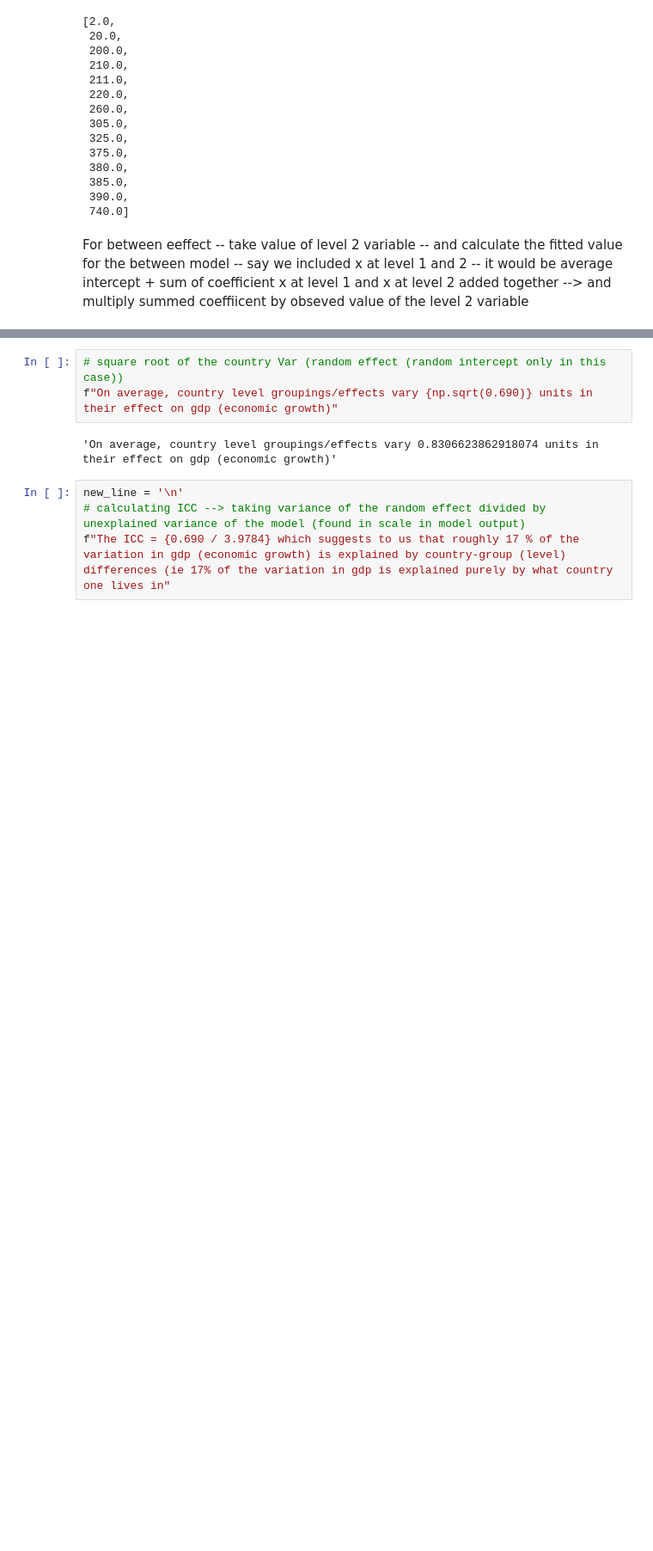
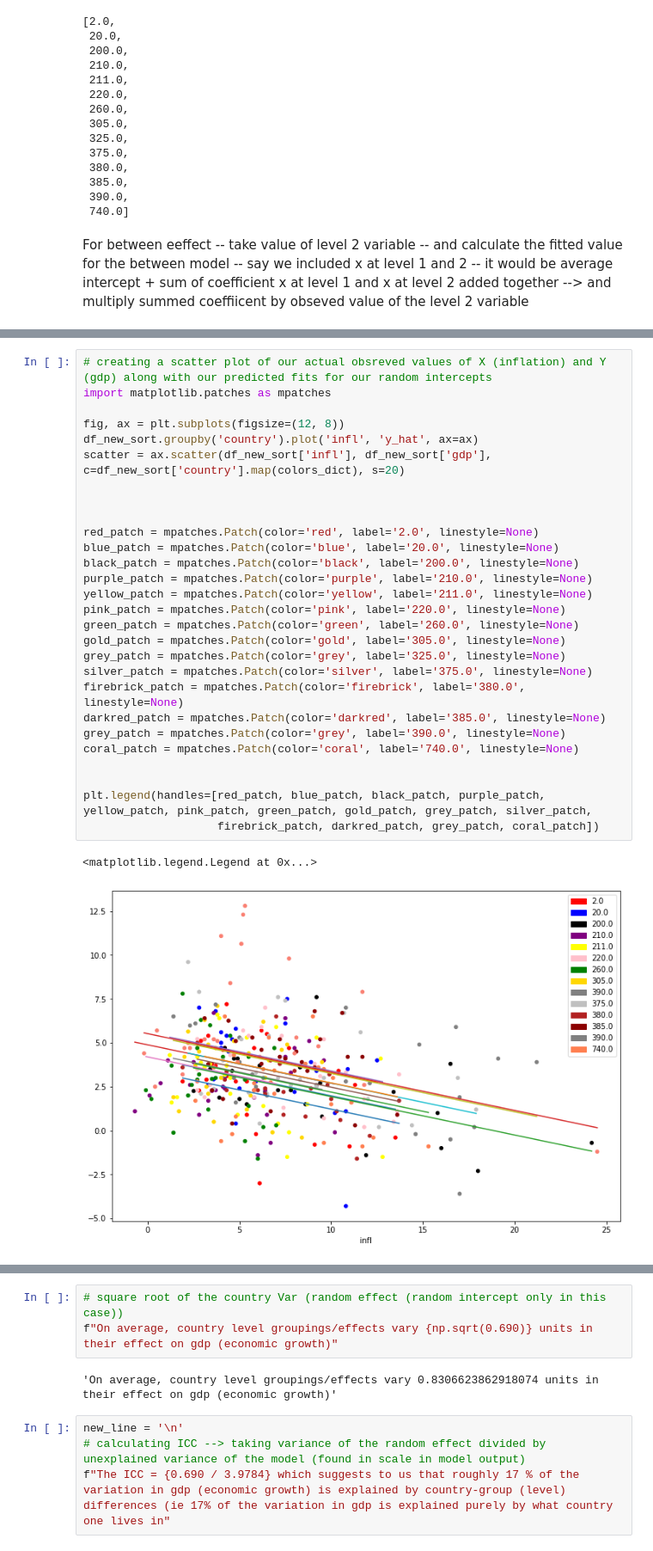
Before and after one commit to jgkorman/Statistical-Analysis-In-Python, a Jupyter notebook: Assignment_1_MLE2_Korman_JamesG_ICPSR_2022.ipynb, the cells around one changed output, grey strips where cells are left out. Shown at 86% size. Cells and saved outputs as stored; diff of their text form; blank space fills up the shorter version.

```diff
--- a/Assignment_1_MLE2_Korman_JamesG_ICPSR_2022.ipynb
+++ b/Assignment_1_MLE2_Korman_JamesG_ICPSR_2022.ipynb
@@ -277,0 +527,31 @@ ax.legend(country)
+# %%
+# creating a scatter plot of our actual obsreved values of X (inflation) and Y (gdp) along with our predicted fits for our random intercepts
+import matplotlib.patches as mpatches
+
+fig, ax = plt.subplots(figsize=(12, 8))
+df_new_sort.groupby('country').plot('infl', 'y_hat', ax=ax)
+scatter = ax.scatter(df_new_sort['infl'], df_new_sort['gdp'], c=df_new_sort['country'].map(colors_dict), s=20)
+
+
+
+red_patch = mpatches.Patch(color='red', label='2.0', linestyle=None)
+blue_patch = mpatches.Patch(color='blue', label='20.0', linestyle=None)
+black_patch = mpatches.Patch(color='black', label='200.0', linestyle=None)
+purple_patch = mpatches.Patch(color='purple', label='210.0', linestyle=None)
+yellow_patch = mpatches.Patch(color='yellow', label='211.0', linestyle=None)
+pink_patch = mpatches.Patch(color='pink', label='220.0', linestyle=None)
+green_patch = mpatches.Patch(color='green', label='260.0', linestyle=None)
+gold_patch = mpatches.Patch(color='gold', label='305.0', linestyle=None)
+grey_patch = mpatches.Patch(color='grey', label='325.0', linestyle=None)
+silver_patch = mpatches.Patch(color='silver', label='375.0', linestyle=None)
+firebrick_patch = mpatches.Patch(color='firebrick', label='380.0', linestyle=None)
+darkred_patch = mpatches.Patch(color='darkred', label='385.0', linestyle=None)
+grey_patch = mpatches.Patch(color='grey', label='390.0', linestyle=None)
+coral_patch = mpatches.Patch(color='coral', label='740.0', linestyle=None)
+
+
+plt.legend(handles=[red_patch, blue_patch, black_patch, purple_patch, yellow_patch, pink_patch, green_patch, gold_patch, grey_patch, silver_patch,
+                    firebrick_patch, darkred_patch, grey_patch, coral_patch])
+# %% [output]
+<matplotlib.legend.Legend at 0x...>
+[figure, added]
```
Also changed, not shown: parts of 42 cells of this notebook.
